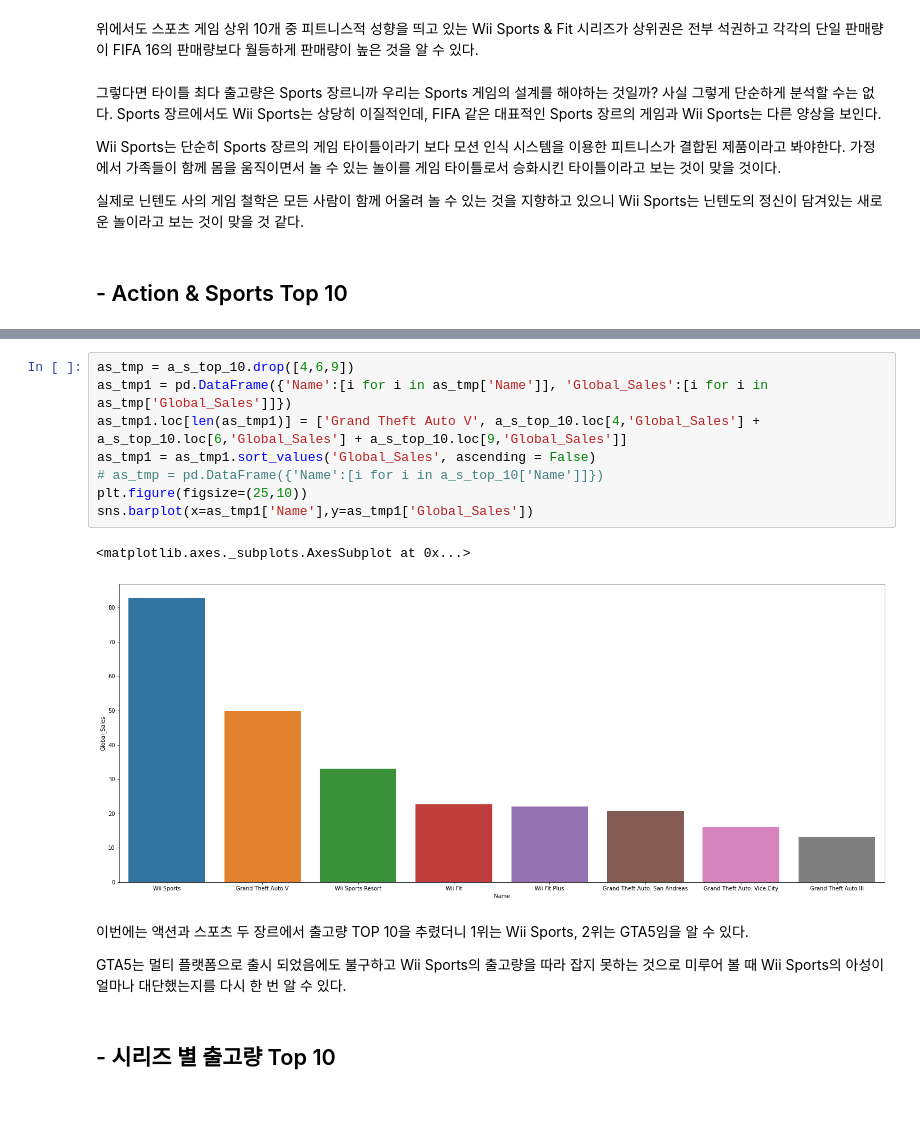
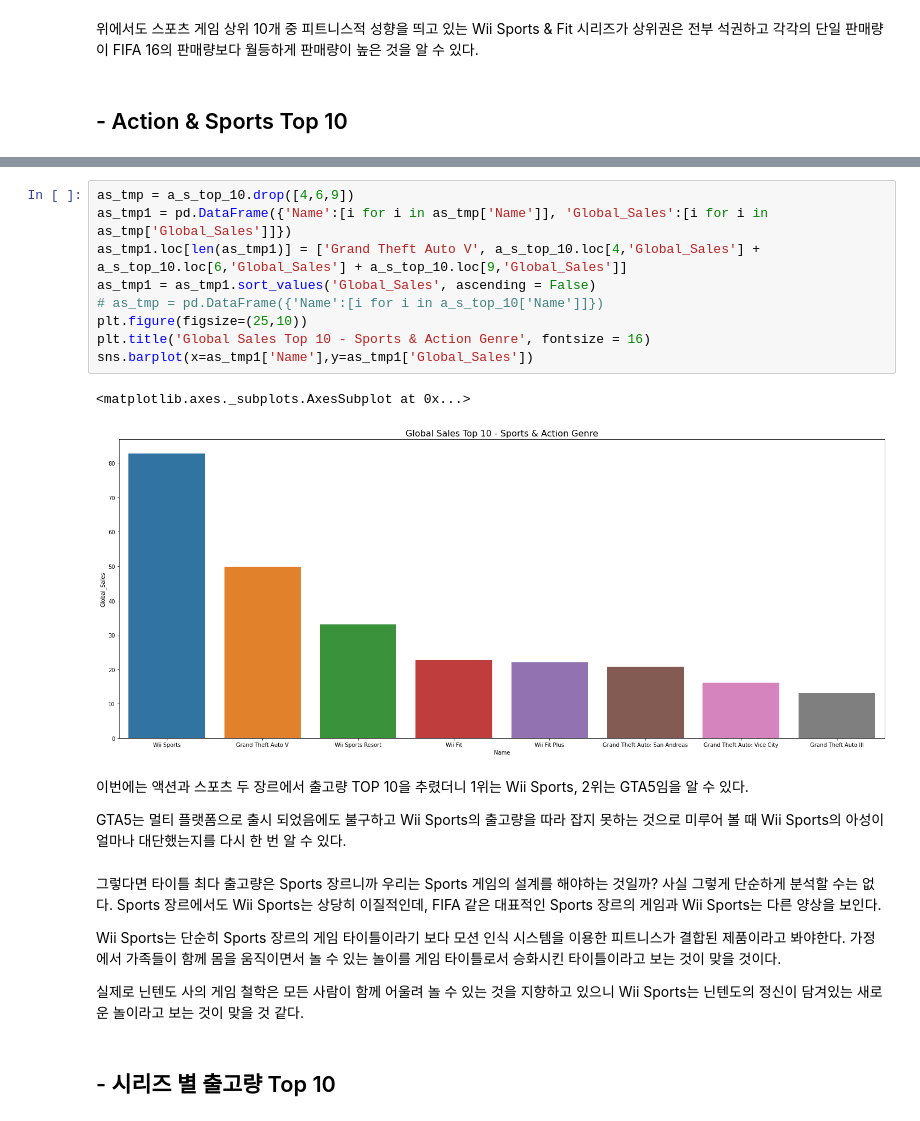
Before and after one commit to ORCT/ds-section1-project, a Jupyter notebook: Q3_max_sold_game_analyze.ipynb, the cells around one changed output, grey strips where cells are left out. Saved outputs shown, nothing was run; the diff lists cells and outputs as text.

```diff
--- a/Q3_max_sold_game_analyze.ipynb
+++ b/Q3_max_sold_game_analyze.ipynb
@@ -84,11 +88,5 @@ sns.barplot(x=sports_top_10['Name'],y=sports_top_10['Global_Sales'])
 # %% [markdown]
 위에서도 스포츠 게임 상위 10개 중 피트니스적 성향을 띄고 있는 Wii Sports & Fit 시리즈가 상위권은 전부 석권하고 각각의 단일 판매량이 FIFA 16의 판매량보다 월등하게 판매량이 높은 것을 알 수 있다.
-# %% [markdown]
-그렇다면 타이틀 최다 출고량은 Sports 장르니까 우리는 Sports 게임의 설계를 해야하는 것일까? 사실 그렇게 단순하게 분석할 수는 없다. Sports 장르에서도 Wii Sports는 상당히 이질적인데, FIFA 같은 대표적인 Sports 장르의 게임과 Wii Sports는 다른 양상을 보인다.
-
-Wii Sports는 단순히 Sports 장르의 게임 타이틀이라기 보다 모션 인식 시스템을 이용한 피트니스가 결합된 제품이라고 봐야한다. 가정에서 가족들이 함께 몸을 움직이면서 놀 수 있는 놀이를 게임 타이틀로서 승화시킨 타이틀이라고 보는 것이 맞을 것이다.
-
-실제로 닌텐도 사의 게임 철학은 모든 사람이 함께 어울려 놀 수 있는 것을 지향하고 있으니 Wii Sports는 닌텐도의 정신이 담겨있는 새로운 놀이라고 보는 것이 맞을 것 같다.
 # %% [markdown]
 ## - Action & Sports Top 10
 # %%
@@ -111,18 +109,25 @@ a_s_top_10
 # %%
 as_tmp = a_s_top_10.drop([4,6,9])
 as_tmp1 = pd.DataFrame({'Name':[i for i in as_tmp['Name']], 'Global_Sales':[i for i in as_tmp['Global_Sales']]})
 as_tmp1.loc[len(as_tmp1)] = ['Grand Theft Auto V', a_s_top_10.loc[4,'Global_Sales'] + a_s_top_10.loc[6,'Global_Sales'] + a_s_top_10.loc[9,'Global_Sales']]
 as_tmp1 = as_tmp1.sort_values('Global_Sales', ascending = False)
 # as_tmp = pd.DataFrame({'Name':[i for i in a_s_top_10['Name']]})
 plt.figure(figsize=(25,10))
+plt.title('Global Sales Top 10 - Sports & Action Genre', fontsize = 16)
 sns.barplot(x=as_tmp1['Name'],y=as_tmp1['Global_Sales'])
 # %% [output]
 <matplotlib.axes._subplots.AxesSubplot at 0x...>
-[figure, old version]
+[figure, new version]
 # %% [markdown]
 이번에는 액션과 스포츠 두 장르에서 출고량 TOP 10을 추렸더니 1위는 Wii Sports, 2위는 GTA5임을 알 수 있다.
 
 GTA5는 멀티 플랫폼으로 출시 되었음에도 불구하고 Wii Sports의 출고량을 따라 잡지 못하는 것으로 미루어 볼 때 Wii Sports의 아성이 얼마나 대단했는지를 다시 한 번 알 수 있다.
+# %% [markdown]
+그렇다면 타이틀 최다 출고량은 Sports 장르니까 우리는 Sports 게임의 설계를 해야하는 것일까? 사실 그렇게 단순하게 분석할 수는 없다. Sports 장르에서도 Wii Sports는 상당히 이질적인데, FIFA 같은 대표적인 Sports 장르의 게임과 Wii Sports는 다른 양상을 보인다.
+
+Wii Sports는 단순히 Sports 장르의 게임 타이틀이라기 보다 모션 인식 시스템을 이용한 피트니스가 결합된 제품이라고 봐야한다. 가정에서 가족들이 함께 몸을 움직이면서 놀 수 있는 놀이를 게임 타이틀로서 승화시킨 타이틀이라고 보는 것이 맞을 것이다.
+
+실제로 닌텐도 사의 게임 철학은 모든 사람이 함께 어울려 놀 수 있는 것을 지향하고 있으니 Wii Sports는 닌텐도의 정신이 담겨있는 새로운 놀이라고 보는 것이 맞을 것 같다.
 # %% [markdown]
 ## - 시리즈 별 출고량 Top 10
 # %%
```
Also changed, not shown: parts of 6 cells of this notebook.
